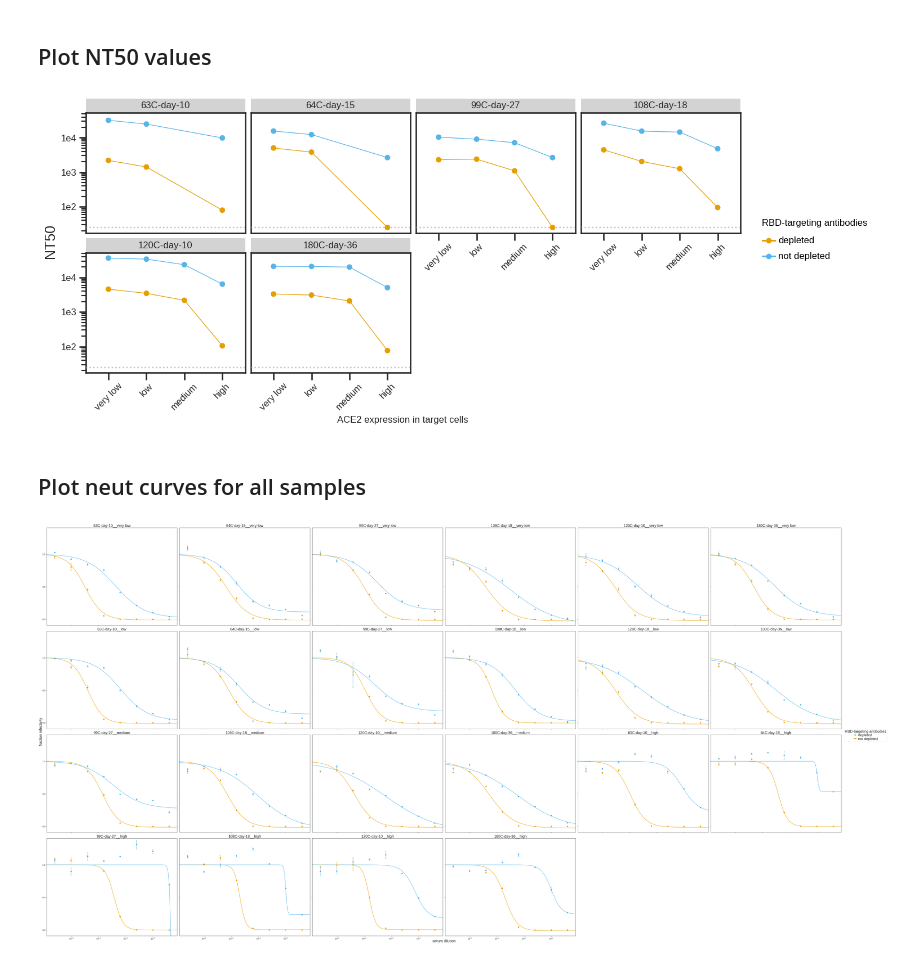
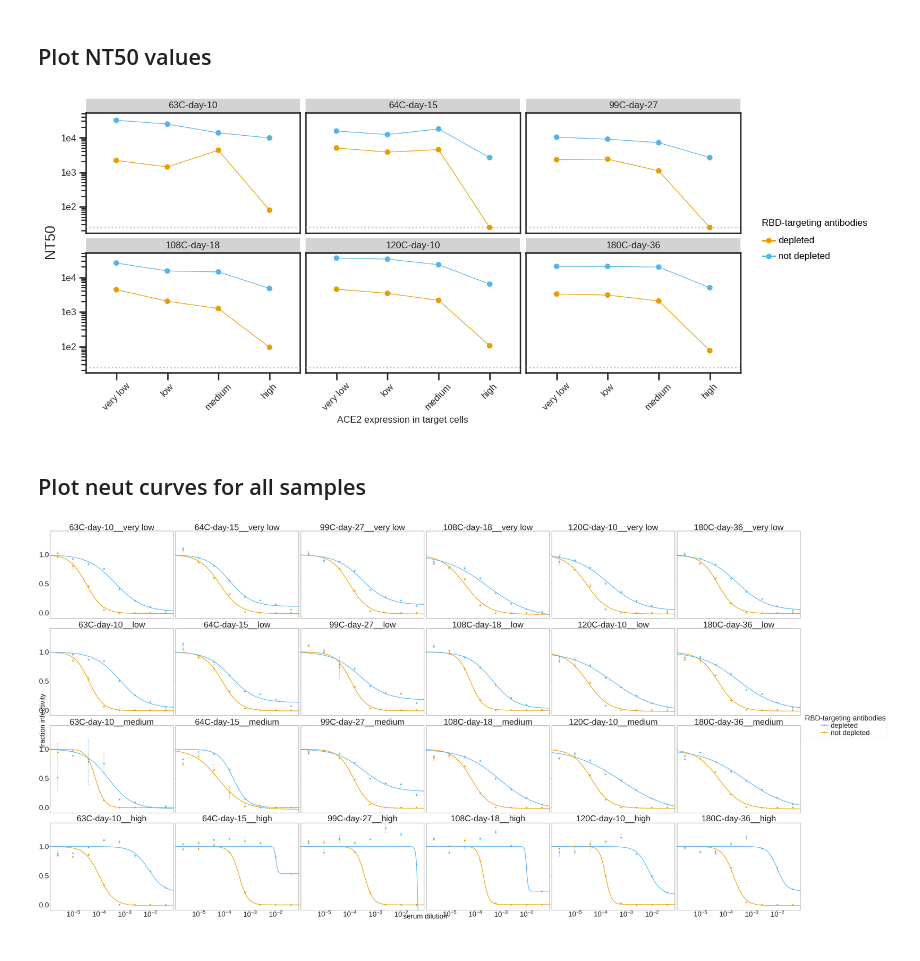
Before and after one commit to jbloomlab/Ace2_expression_neuts, a Jupyter notebook: virus_neutralization.ipynb, the cells around one changed output. Saved outputs shown, nothing was run; the diff lists cells and outputs as text; code cells hidden in the pictures.

```diff
--- a/virus_neutralization.ipynb
+++ b/virus_neutralization.ipynb
@@ -170,7 +130,7 @@ NT50 = (ggplot(fitparams, aes(x='cells', y='NT50', colour='RBD-targeting antibod
                 size=1,
                 alpha=0.6,
                 color=CBPALETTE[7]) +
-              facet_wrap('sample', ncol = 4)+
+              facet_wrap('sample', ncol = 3)+
               scale_y_log10(name='NT50') +
               xlab('ACE2 expression in target cells') +
              scale_color_manual(values=CBPALETTE[1:])
@@ -179,21 +139,21 @@ NT50 = (ggplot(fitparams, aes(x='cells', y='NT50', colour='RBD-targeting antibod
 _ = NT50.draw()
 NT50.save(f'./{resultsdir}/NT50.pdf')
 # %% [output]
-[figure, old version]
+[figure, new version]
 # %% [markdown]
 ## Plot neut curves for all samples
 # %%
 fig, axes = fits.plotSera(
                           xlabel='serum dilution',
                           ncol=6,
                           widthscale=4,
                           heightscale=4,
-                          titlesize=25, labelsize=25, ticksize=15, legendfontsize=24, yticklocs=[0,0.5,1],
-                          markersize=8, linewidth=2,
+                          titlesize=60, labelsize=50, ticksize=50, legendfontsize=50, yticklocs=[0,0.5,1],
+                          markersize=10, linewidth=4,
                           virus_to_color_marker={
                           'depleted': ('#56B4E9', 'o'),
                           'not depleted': ('#E69F00', 'o')},
                           legendtitle='RBD-targeting antibodies'
                          )
 # %% [output]
-[figure, old version]
+[figure, new version]
```
Also changed, not shown: parts of 3 cells of this notebook, 5 other files.
